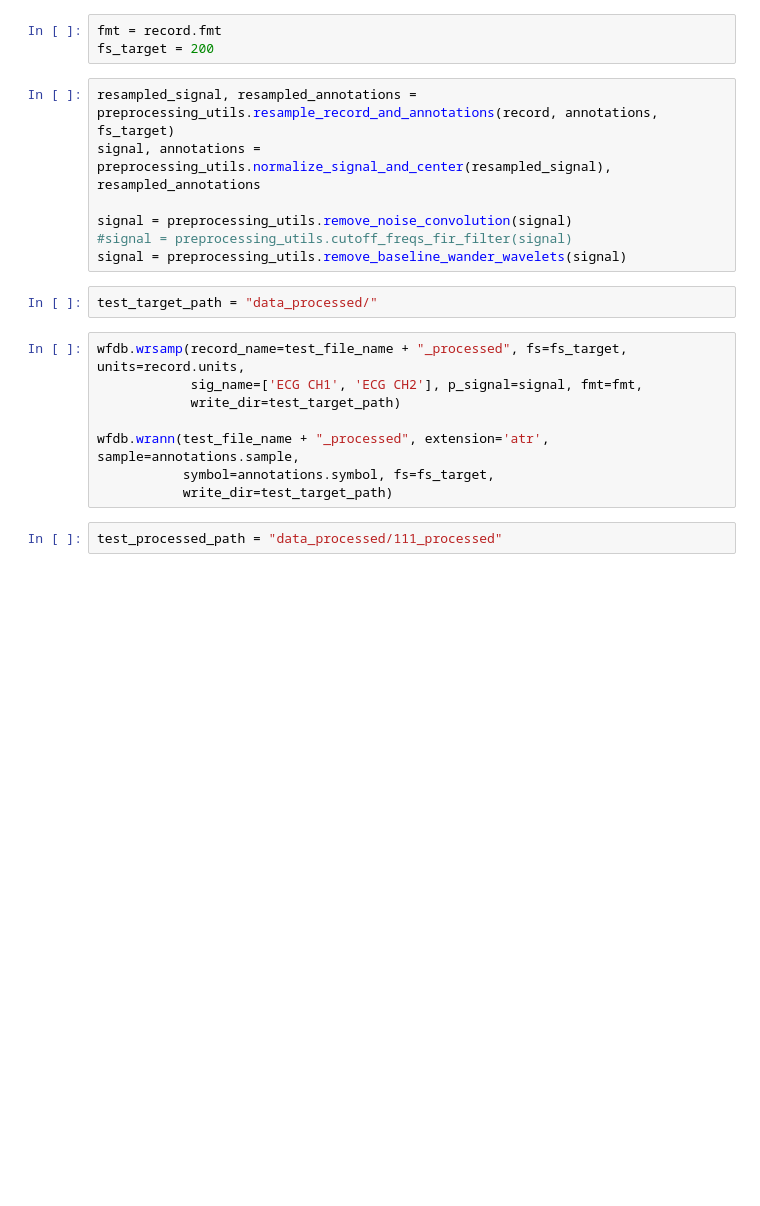
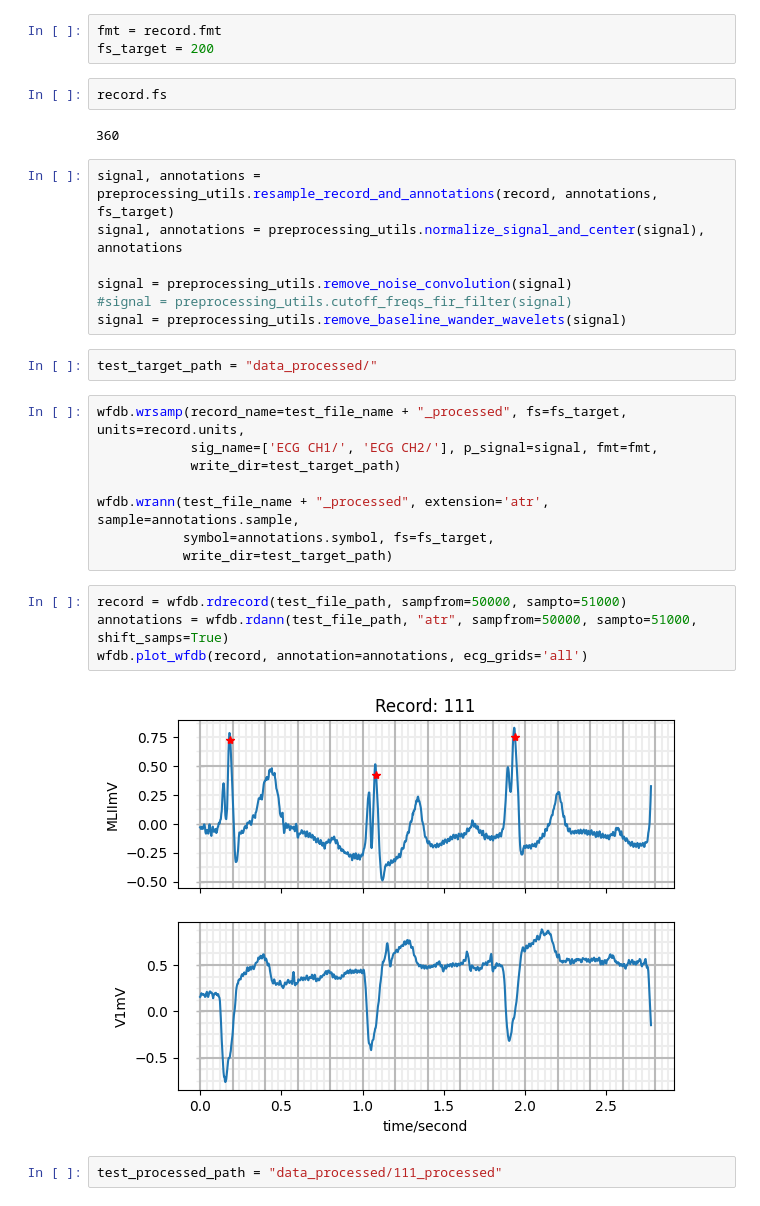
Before and after one commit to pap1rana/arrhythmia-detection, a Jupyter notebook: preprocessing_test.ipynb, the cells around one changed output. Cells and saved outputs as stored; diff of their text form; blank space fills up the shorter version.

```diff
--- a/preprocessing_test.ipynb
+++ b/preprocessing_test.ipynb
@@ -31,9 +31,13 @@ wfdb.show_ann_labels()
 # %%
 fmt = record.fmt
 fs_target = 200
+# %%
+record.fs
+# %% [output]
+360
 # %%
-resampled_signal, resampled_annotations = preprocessing_utils.resample_record_and_annotations(record, annotations, fs_target)
-signal, annotations = preprocessing_utils.normalize_signal_and_center(resampled_signal), resampled_annotations
+signal, annotations = preprocessing_utils.resample_record_and_annotations(record, annotations, fs_target)
+signal, annotations = preprocessing_utils.normalize_signal_and_center(signal), annotations
 
 signal = preprocessing_utils.remove_noise_convolution(signal)
 #signal = preprocessing_utils.cutoff_freqs_fir_filter(signal)
@@ -42,12 +46,18 @@ signal = preprocessing_utils.remove_baseline_wander_wavelets(signal)
 test_target_path = "data_processed/"
 # %%
 wfdb.wrsamp(record_name=test_file_name + "_processed", fs=fs_target, units=record.units,
-            sig_name=['ECG CH1', 'ECG CH2'], p_signal=signal, fmt=fmt,
+            sig_name=['ECG CH1/', 'ECG CH2/'], p_signal=signal, fmt=fmt,
             write_dir=test_target_path)
 
 wfdb.wrann(test_file_name + "_processed", extension='atr', sample=annotations.sample,
            symbol=annotations.symbol, fs=fs_target,
            write_dir=test_target_path)
+# %%
+record = wfdb.rdrecord(test_file_path, sampfrom=50000, sampto=51000)
+annotations = wfdb.rdann(test_file_path, "atr", sampfrom=50000, sampto=51000, shift_samps=True)
+wfdb.plot_wfdb(record, annotation=annotations, ecg_grids='all')
+# %% [output]
+[figure, added]
 # %%
 test_processed_path = "data_processed/111_processed"
 # %%
```
Also changed, not shown: parts of 4 cells of this notebook, 1 other file.
